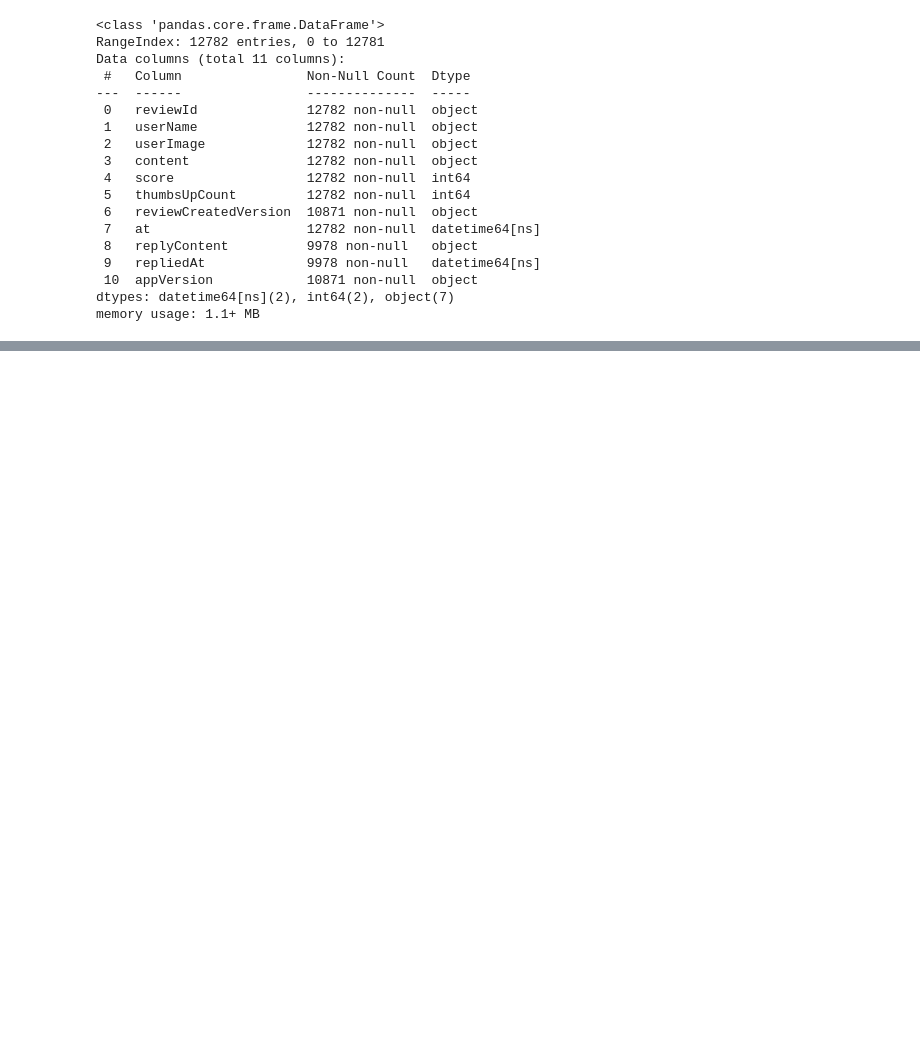
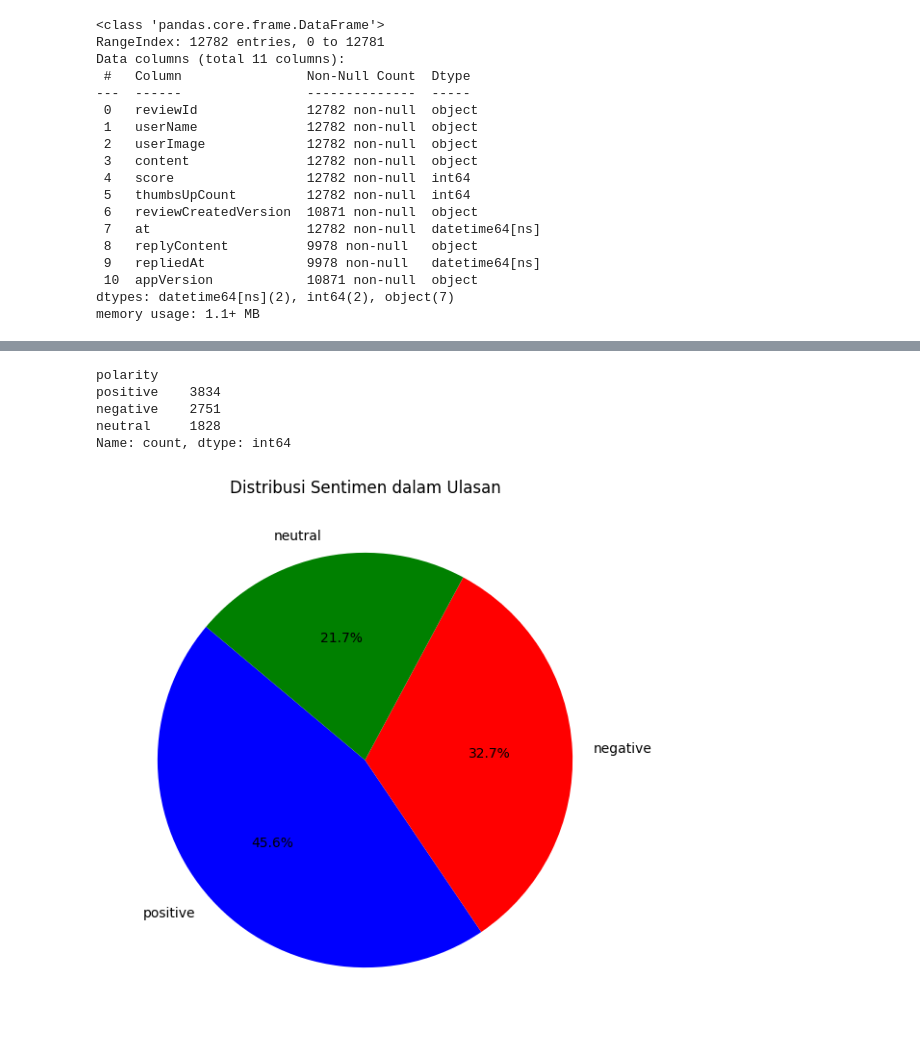
Before and after one commit to DhavaAdePratama/AnalisisSentimenStockbit, a Jupyter notebook: AnalisisSentimenStockbit.ipynb, the cells around one changed output, grey strips where cells are left out. Saved outputs shown, nothing was run; the diff lists cells and outputs as text; code cells hidden in the pictures; blank space fills up the shorter version.

```diff
--- a/AnalisisSentimenStockbit.ipynb
+++ b/AnalisisSentimenStockbit.ipynb
@@ -117,3 +117,7 @@ Data columns (total 11 columns):
  10  appVersion            10871 non-null  object
 dtypes: datetime64[ns](2), int64(2), object(7)
 memory usage: 1.1+ MB
+# %%
+clean_df = app_reviews_df.dropna()
+clean_df = clean_df.drop_duplicates()
+clean_df.info()
@@ -119,0 +231,21 @@ memory usage: 1.1+ MB
+# %%
+import nltk
+nltk.download('punkt_tab')
+
+# Membersihkan teks dan menyimpannya di kolom 'text_clean'
+clean_df['text_clean'] = clean_df['content'].apply(cleaningText)
+
+# Mengubah huruf dalam teks menjadi huruf kecil dan menyimpannya di 'text_casefoldingText'
+clean_df['text_casefoldingText'] = clean_df['text_clean'].apply(casefoldingText)
+
+# Mengganti kata-kata slang dengan kata-kata standar dan menyimpannya di 'text_slangwords'
+clean_df['text_slangwords'] = clean_df['text_casefoldingText'].apply(fix_slangwords)
+
+# Memecah teks menjadi token (kata-kata) dan menyimpannya di 'text_tokenizingText'
+clean_df['text_tokenizingText'] = clean_df['text_slangwords'].apply(tokenizingText)
+
+# Menghapus kata-kata stop (kata-kata umum) dan menyimpannya di 'text_stopword'
+clean_df['text_stopword'] = clean_df['text_tokenizingText'].apply(filteringText)
+
+# Menggabungkan token-token menjadi kalimat dan menyimpannya di 'text_akhir'
+clean_df['text_akhir'] = clean_df['text_stopword'].apply(toSentence)
@@ -119,0 +352,28 @@ memory usage: 1.1+ MB
+# %%
+results = clean_df['text_stopword'].apply(sentiment_analysis_lexicon_indonesia)
+results = list(zip(*results))
+clean_df['polarity_score'] = results[0]
+clean_df['polarity'] = results[1]
+print(clean_df['polarity'].value_counts())
+# %% [output]
+polarity
+positive    3834
+negative    2751
+neutral     1828
+Name: count, dtype: int64
+# %%
+import matplotlib.pyplot as plt
+
+# Hitung jumlah masing-masing kategori sentimen
+sentiment_counts = clean_df['polarity'].value_counts()
+
+# Warna untuk setiap kategori
+colors = ['blue', 'red', 'green']
+
+# Membuat pie chart
+plt.figure(figsize=(7, 7))
+plt.pie(sentiment_counts, labels=sentiment_counts.index, autopct='%1.1f%%', colors=colors, startangle=140)
+plt.title('Distribusi Sentimen dalam Ulasan')
+plt.show()
+# %% [output]
+[figure, added]
```
Also changed, not shown: parts of 9 cells of this notebook.
